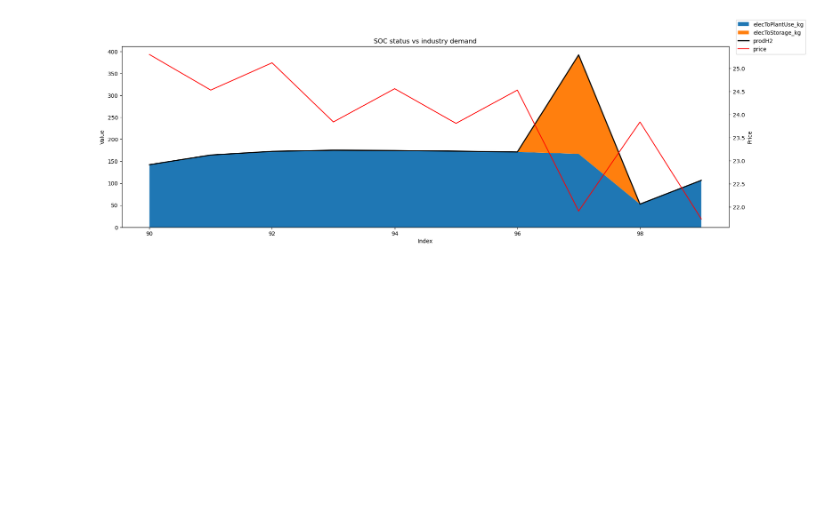
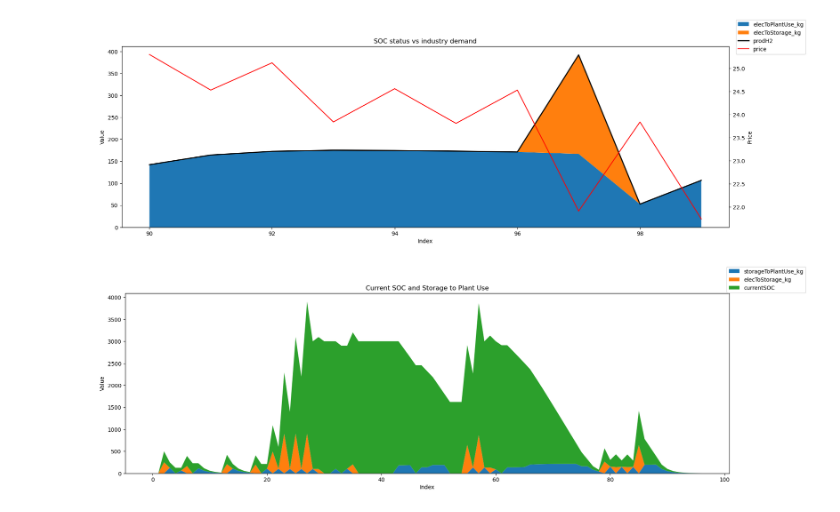
Before and after one commit to khasmammadov/flexABLE, a Jupyter notebook: Data_processing/Optimal_bid_check_seperate_tech_param.ipynb, the cells around one changed output. Cells and saved outputs as stored; diff of their text form; code cells hidden in the pictures; blank space fills up the shorter version.

```diff
--- a/Data_processing/Optimal_bid_check_seperate_tech_param.ipynb
+++ b/Data_processing/Optimal_bid_check_seperate_tech_param.ipynb
@@ -44,4 +44,20 @@ fig.legend(loc='upper right')
 plt.show()
 # %% [output]
 [figure]
+# %%
+import matplotlib.pyplot as plt
+df_sliced = df[0:97]
+
+fig, ax = plt.subplots(figsize=(20, 6))
+
+ax.stackplot(df_sliced.index, df_sliced['storageToPlantUse_kg'], df_sliced['elecToStorage_kg'], df_sliced['currentSOC'],  labels=['storageToPlantUse_kg', 'elecToStorage_kg', 'currentSOC' ])
+
+ax.set_xlabel('Index')
+ax.set_ylabel('Value')
+ax.set_title('Current SOC and Storage to Plant Use')
+
+fig.legend(loc='upper right')
+plt.show()
+# %% [output]
+[figure, added]
 # %%
```
Also changed, not shown: parts of 5 cells of this notebook, 4 other files.
